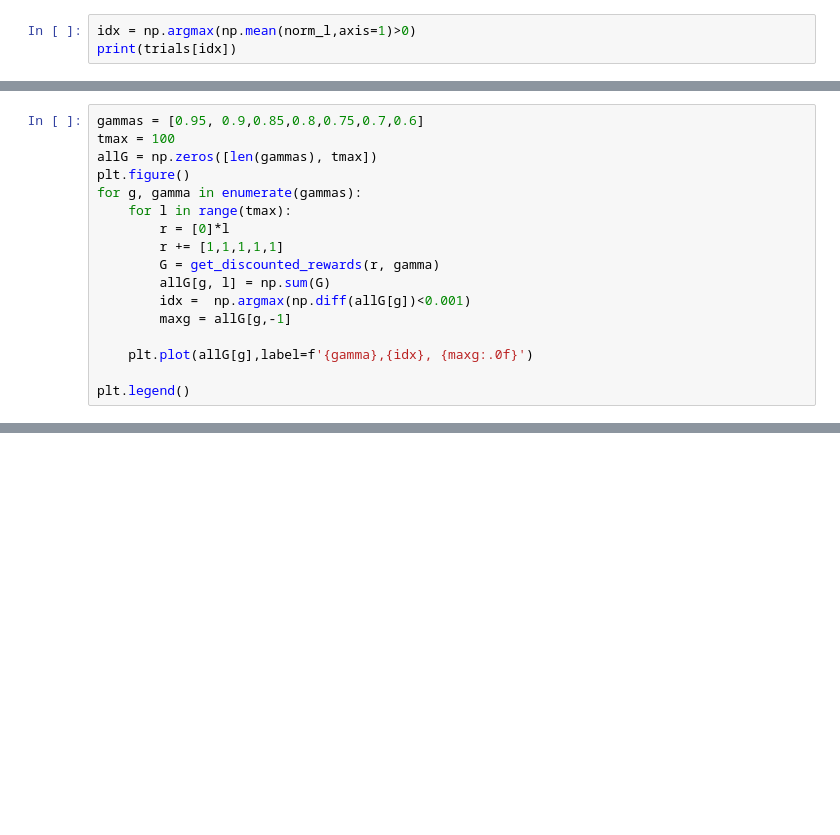
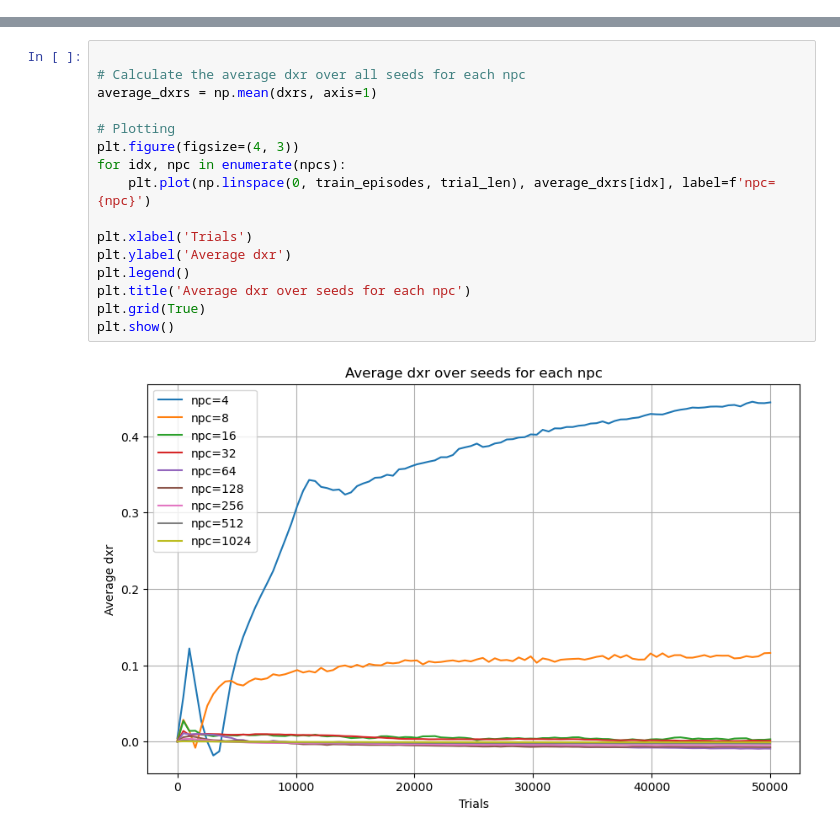
Before and after one commit to mgkumar138/online_pf_learning, a Jupyter notebook: online/1D/analyze.ipynb, the cells around one changed output, grey strips where cells are left out. Drawn from its saved outputs; the diff is of its cells as text; blank space fills up the shorter version.

```diff
--- a/online/1D/analyze.ipynb
+++ b/online/1D/analyze.ipynb
@@ -267,3 +75,0 @@ f.tight_layout()
-# %%
-idx = np.argmax(np.mean(norm_l,axis=1)>0)
-print(trials[idx])
@@ -957,17 +117,0 @@ plt.show()
-# %%
-gammas = [0.95, 0.9,0.85,0.8,0.75,0.7,0.6]
-tmax = 100
-allG = np.zeros([len(gammas), tmax])
-plt.figure()
-for g, gamma in enumerate(gammas):
-    for l in range(tmax):
-        r = [0]*l
-        r += [1,1,1,1,1]
-        G = get_discounted_rewards(r, gamma)
-        allG[g, l] = np.sum(G)
-        idx =  np.argmax(np.diff(allG[g])<0.001)
-        maxg = allG[g,-1]
-
-    plt.plot(allG[g],label=f'{gamma},{idx}, {maxg:.0f}')
-
-plt.legend()
@@ -998,0 +118,18 @@ plt.fill_between(x, rx, color='green', alpha=0.25)
+# %%
+
+# Calculate the average dxr over all seeds for each npc
+average_dxrs = np.mean(dxrs, axis=1)
+
+# Plotting
+plt.figure(figsize=(4, 3))
+for idx, npc in enumerate(npcs):
+    plt.plot(np.linspace(0, train_episodes, trial_len), average_dxrs[idx], label=f'npc={npc}')
+
+plt.xlabel('Trials')
+plt.ylabel('Average dxr')
+plt.legend()
+plt.title('Average dxr over seeds for each npc')
+plt.grid(True)
+plt.show()
+# %% [output]
+[figure, added]
```
Also changed, not shown: parts of 31 cells of this notebook, 3 other files.
